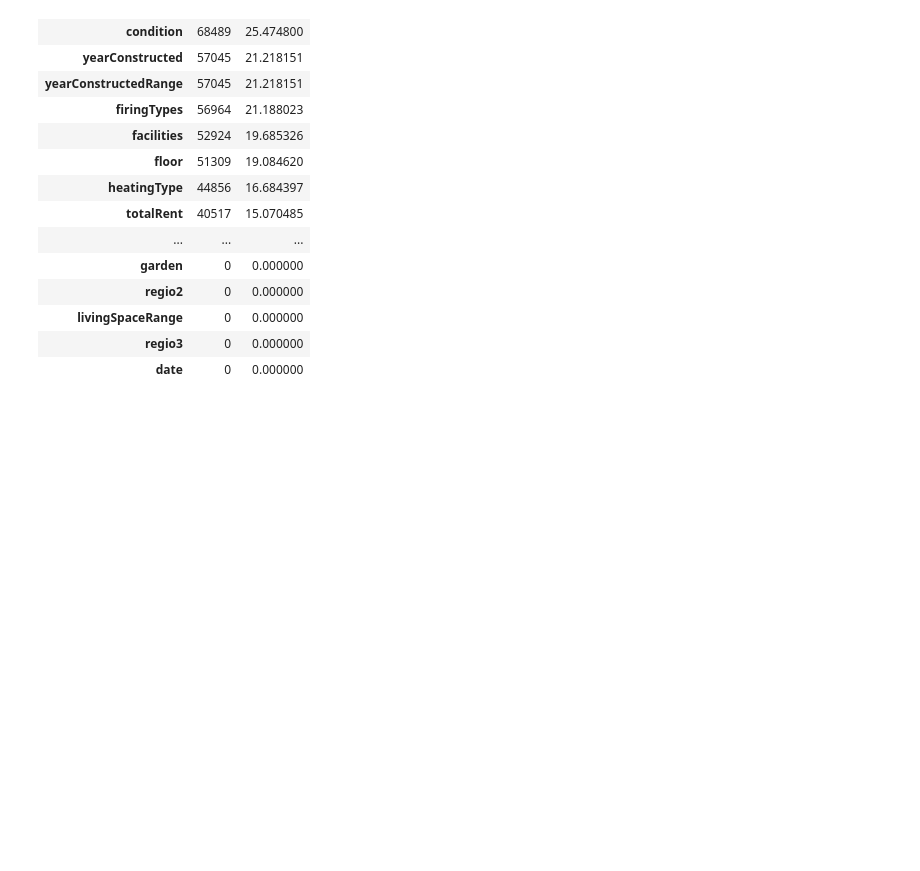
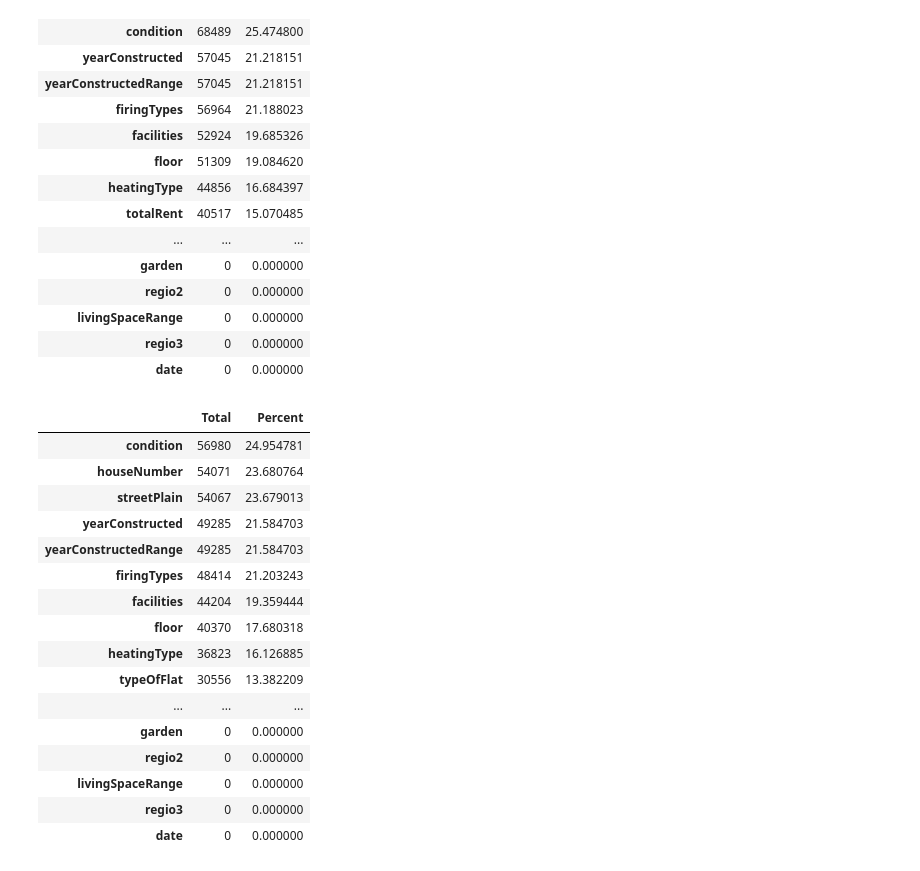
Before and after one commit to abdkiwan/Apartment-rental-offers-in-Germany, a Jupyter notebook: run.ipynb, the cells around one changed output. Cells and saved outputs as stored; diff of their text form; code cells hidden in the pictures; blank space fills up the shorter version.

```diff
--- a/run.ipynb
+++ b/run.ipynb
@@ -92,3 +92,25 @@ get_missing_data_percentage(df)
 | livingSpaceRange | 0 | 0.000000 |
 | regio3 | 0 | 0.000000 |
 | date | 0 | 0.000000 |
+# %%
+df.dropna(subset=['totalRent'],inplace=True)
+
+get_missing_data_percentage(df)
+# %% [output]
+|  | Total | Percent |
+| condition | 56980 | 24.954781 |
+| houseNumber | 54071 | 23.680764 |
+| streetPlain | 54067 | 23.679013 |
+| yearConstructed | 49285 | 21.584703 |
+| yearConstructedRange | 49285 | 21.584703 |
+| firingTypes | 48414 | 21.203243 |
+| facilities | 44204 | 19.359444 |
+| floor | 40370 | 17.680318 |
+| heatingType | 36823 | 16.126885 |
+| typeOfFlat | 30556 | 13.382209 |
+| ... | ... | ... |
+| garden | 0 | 0.000000 |
+| regio2 | 0 | 0.000000 |
+| livingSpaceRange | 0 | 0.000000 |
+| regio3 | 0 | 0.000000 |
+| date | 0 | 0.000000 |
```
